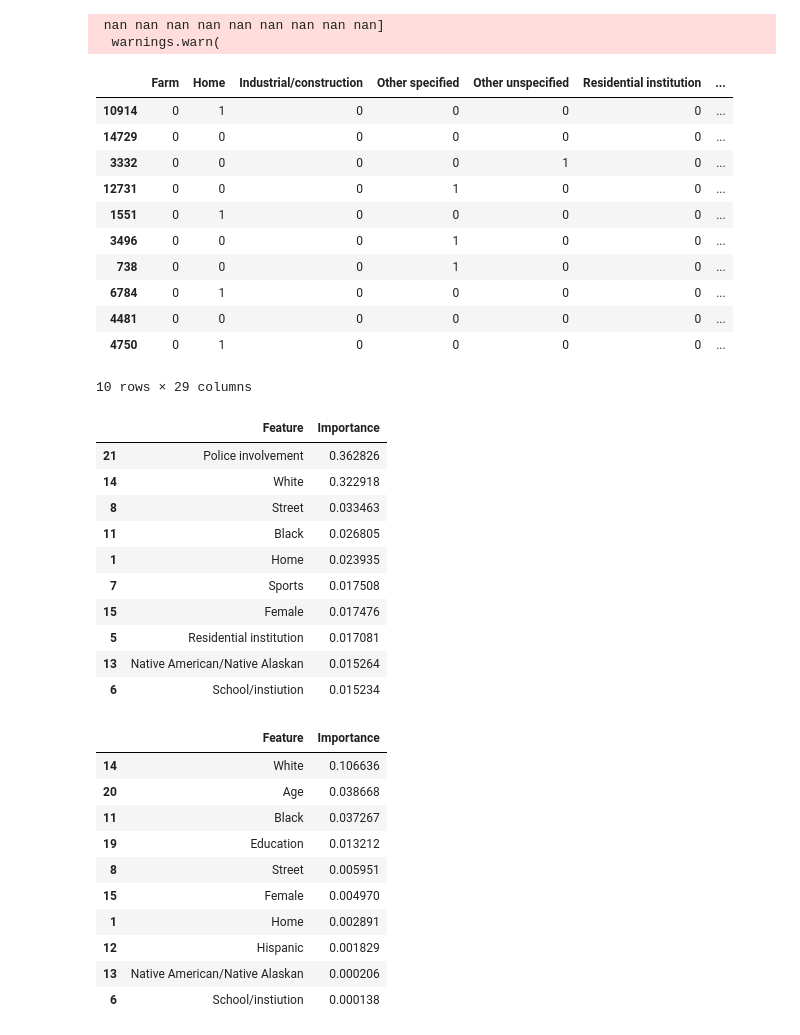
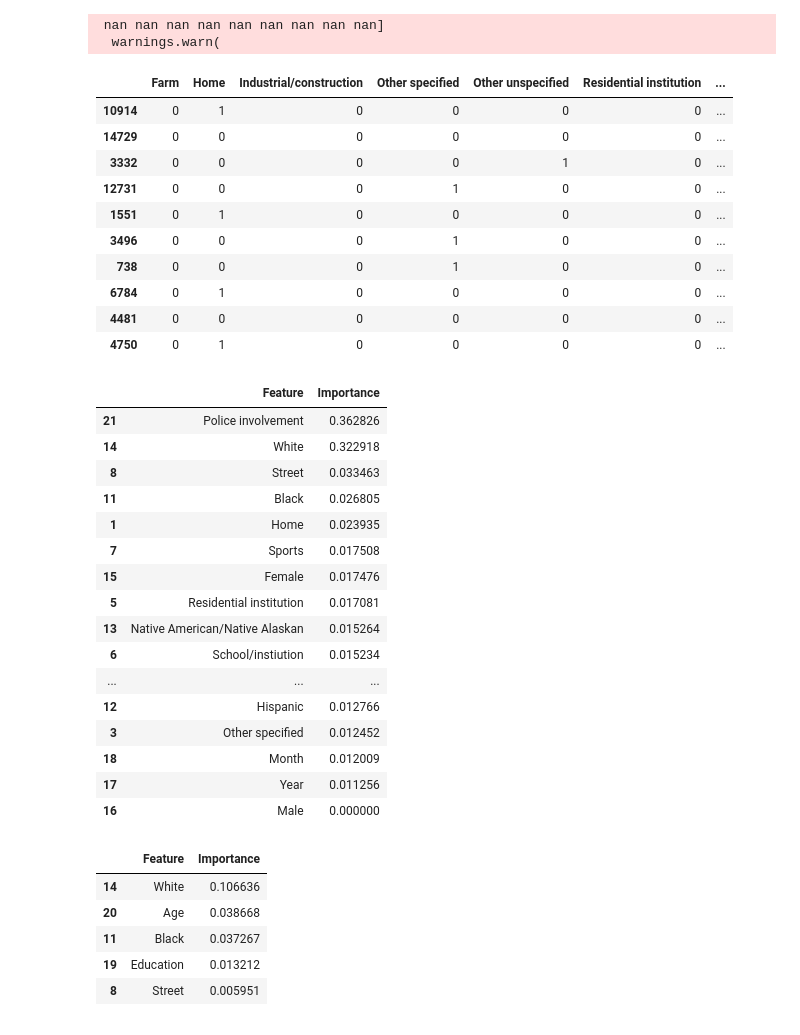
Before and after one commit to ahuang28/cs3244_final_project, a Jupyter notebook: code.ipynb, the cells around one changed output. Drawn from its saved outputs; the diff is of its cells as text; code cells hidden in the pictures.

```diff
--- a/code.ipynb
+++ b/code.ipynb
@@ -967,6 +921,7 @@ xgb_permutation_importance_df = xgb_permutation_importance_df.sort_values(by='Im
   warnings.warn(
 # %%
 #Log loss in descending order
+pd.set_option("display.max_columns", None)
 xgb_log_loss_df.sort_values(by='log_loss', ascending=False).head(10)
 # %% [output]
 |  | Farm | Home | Industrial/construction | Other specified | Other unspecified | Residential institution | ... |
@@ -980,25 +935,30 @@ xgb_log_loss_df.sort_values(by='log_loss', ascending=False).head(10)
 | 6784 | 0 | 1 | 0 | 0 | 0 | 0 | ... |
 | 4481 | 0 | 0 | 0 | 0 | 0 | 0 | ... |
 | 4750 | 0 | 1 | 0 | 0 | 0 | 0 | ... |
-10 rows × 29 columns
 # %%
 #Most important features in XGBoost class weights model
-xgb_importance_df.head(10)
+xgb_importance_df
 # %% [output]
 |  | Feature | Importance |
 | 21 | Police involvement | 0.362826 |
 | 14 | White | 0.322918 |
 | 8 | Street | 0.033463 |
 | 11 | Black | 0.026805 |
 | 1 | Home | 0.023935 |
 | 7 | Sports | 0.017508 |
 | 15 | Female | 0.017476 |
 | 5 | Residential institution | 0.017081 |
 | 13 | Native American/Native Alaskan | 0.015264 |
 | 6 | School/instiution | 0.015234 |
+| ... | ... | ... |
+| 12 | Hispanic | 0.012766 |
+| 3 | Other specified | 0.012452 |
+| 18 | Month | 0.012009 |
+| 17 | Year | 0.011256 |
+| 16 | Male | 0.000000 |
 # %%
 #Features that contribute most to misclassification
-xgb_permutation_importance_df.head(10)
+xgb_permutation_importance_df.head()
 # %% [output]
 |  | Feature | Importance |
 | 14 | White | 0.106636 |
@@ -1006,8 +966,3 @@ xgb_permutation_importance_df.head(10)
 | 11 | Black | 0.037267 |
 | 19 | Education | 0.013212 |
 | 8 | Street | 0.005951 |
-| 15 | Female | 0.004970 |
-| 1 | Home | 0.002891 |
-| 12 | Hispanic | 0.001829 |
-| 13 | Native American/Native Alaskan | 0.000206 |
-| 6 | School/instiution | 0.000138 |
```
Also changed, not shown: parts of 3 cells of this notebook.
